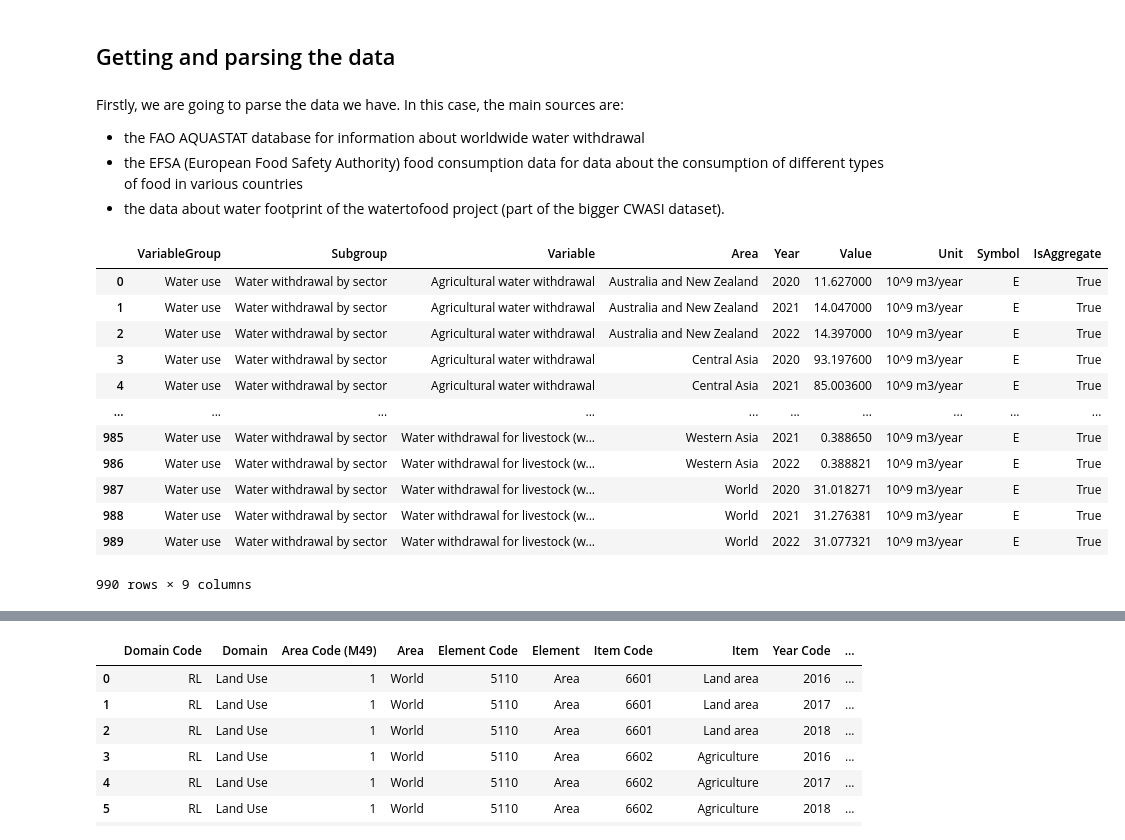
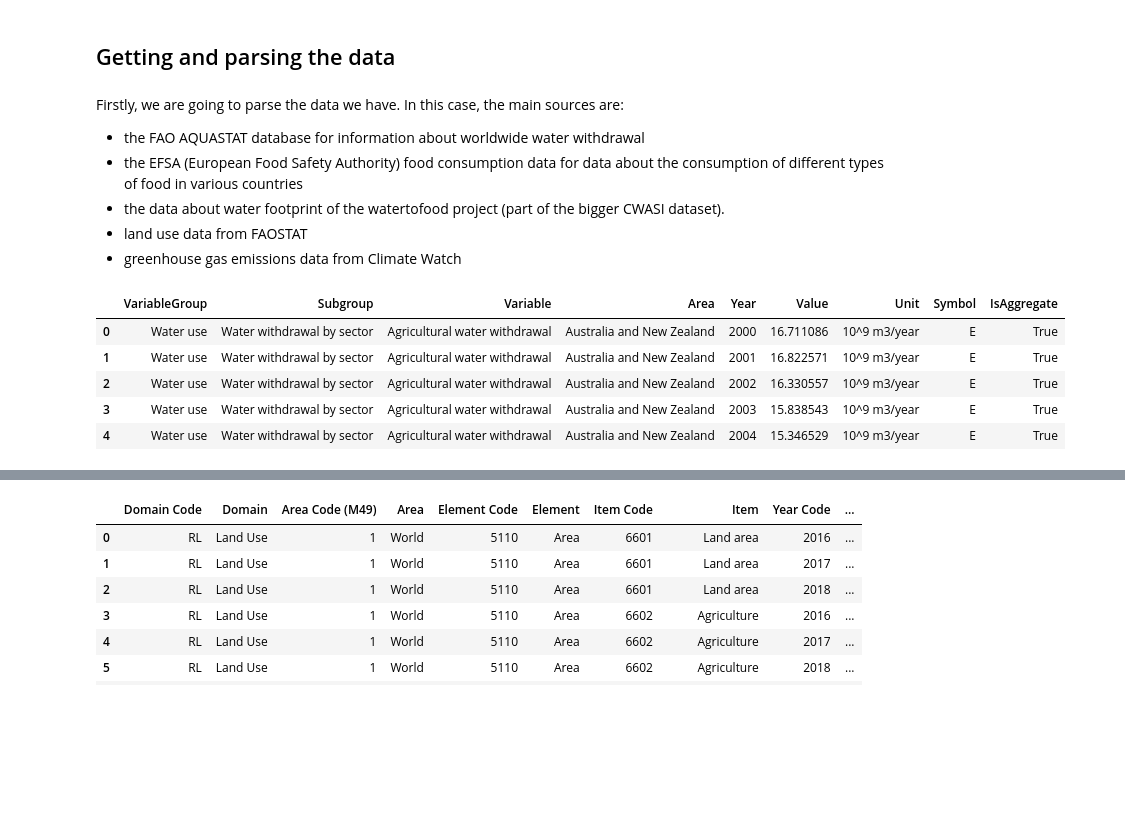
Before and after one commit to TCoaM/TrueCostOfAMeal, a Jupyter notebook: simo_notebook.ipynb, the cells around one changed output, grey strips where cells are left out. Saved outputs shown, nothing was run; the diff lists cells and outputs as text; code cells hidden in the pictures; blank space fills up the shorter version.

Commit message:
Added more data, parsed data on the notebook

```diff
--- a/simo_notebook.ipynb
+++ b/simo_notebook.ipynb
@@ -15,23 +15,18 @@ Firstly, we are going to parse the data we have. In this case, the main sources
 - the FAO AQUASTAT database for information about worldwide water withdrawal
 - the EFSA (European Food Safety Authority) food consumption data for data about the consumption of different types of food in various countries
 - the data about water footprint of the watertofood project (part of the bigger CWASI dataset).
+- land use data from FAOSTAT
+- greenhouse gas emissions data from Climate Watch
 # %%
-world_water_data = pd.read_csv("data/acquastat_world_water_withdrawal.csv", encoding="utf-8")
-world_water_data
+world_water_data = pd.read_csv("data/aquastat_world_water_data.csv", encoding="utf-8")
+world_water_data.head(5)
 # %% [output]
 |  | VariableGroup | Subgroup | Variable | Area | Year | Value | Unit | Symbol | IsAggregate |
-| 0 | Water use | Water withdrawal by sector | Agricultural water withdrawal | Australia and New Zealand | 2020 | 11.627000 | 10^9 m3/year | E | True |
-| 1 | Water use | Water withdrawal by sector | Agricultural water withdrawal | Australia and New Zealand | 2021 | 14.047000 | 10^9 m3/year | E | True |
-| 2 | Water use | Water withdrawal by sector | Agricultural water withdrawal | Australia and New Zealand | 2022 | 14.397000 | 10^9 m3/year | E | True |
-| 3 | Water use | Water withdrawal by sector | Agricultural water withdrawal | Central Asia | 2020 | 93.197600 | 10^9 m3/year | E | True |
-| 4 | Water use | Water withdrawal by sector | Agricultural water withdrawal | Central Asia | 2021 | 85.003600 | 10^9 m3/year | E | True |
-| ... | ... | ... | ... | ... | ... | ... | ... | ... | ... |
-| 985 | Water use | Water withdrawal by sector | Water withdrawal for livestock (w... | Western Asia | 2021 | 0.388650 | 10^9 m3/year | E | True |
-| 986 | Water use | Water withdrawal by sector | Water withdrawal for livestock (w... | Western Asia | 2022 | 0.388821 | 10^9 m3/year | E | True |
-| 987 | Water use | Water withdrawal by sector | Water withdrawal for livestock (w... | World | 2020 | 31.018271 | 10^9 m3/year | E | True |
-| 988 | Water use | Water withdrawal by sector | Water withdrawal for livestock (w... | World | 2021 | 31.276381 | 10^9 m3/year | E | True |
-| 989 | Water use | Water withdrawal by sector | Water withdrawal for livestock (w... | World | 2022 | 31.077321 | 10^9 m3/year | E | True |
+| 0 | Water use | Water withdrawal by sector | Agricultural water withdrawal | Australia and New Zealand | 2000 | 16.711086 | 10^9 m3/year | E | True |
+| 1 | Water use | Water withdrawal by sector | Agricultural water withdrawal | Australia and New Zealand | 2001 | 16.822571 | 10^9 m3/year | E | True |
+| 2 | Water use | Water withdrawal by sector | Agricultural water withdrawal | Australia and New Zealand | 2002 | 16.330557 | 10^9 m3/year | E | True |
+| 3 | Water use | Water withdrawal by sector | Agricultural water withdrawal | Australia and New Zealand | 2003 | 15.838543 | 10^9 m3/year | E | True |
+| 4 | Water use | Water withdrawal by sector | Agricultural water withdrawal | Australia and New Zealand | 2004 | 15.346529 | 10^9 m3/year | E | True |
-990 rows × 9 columns
 # %%
 # Load the food consumption data
 food_consumption_data = pd.read_csv("data/chronic_consumption_gday_allsubjects.csv", encoding="utf-16")
```
Also changed, not shown: parts of 12 cells of this notebook, 5 other files.
